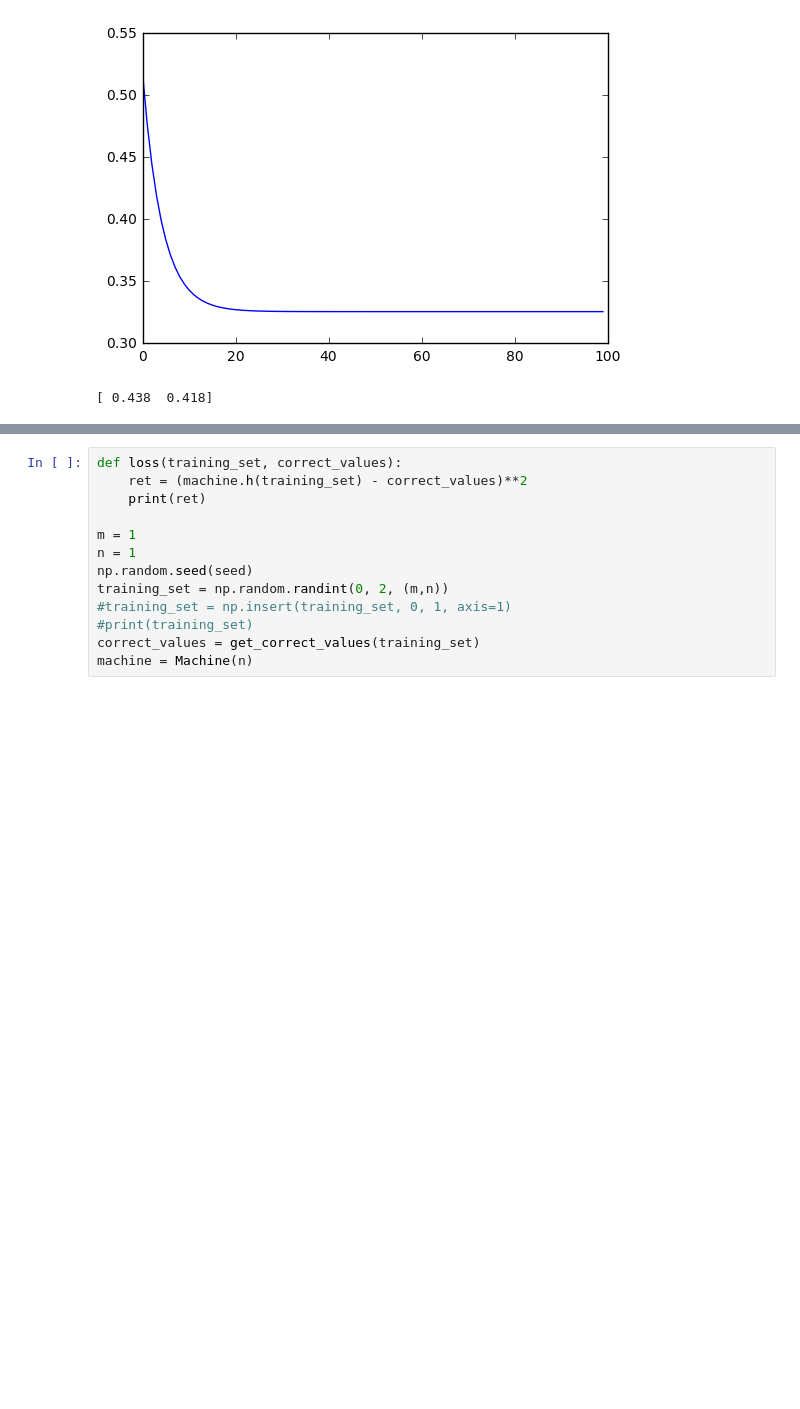
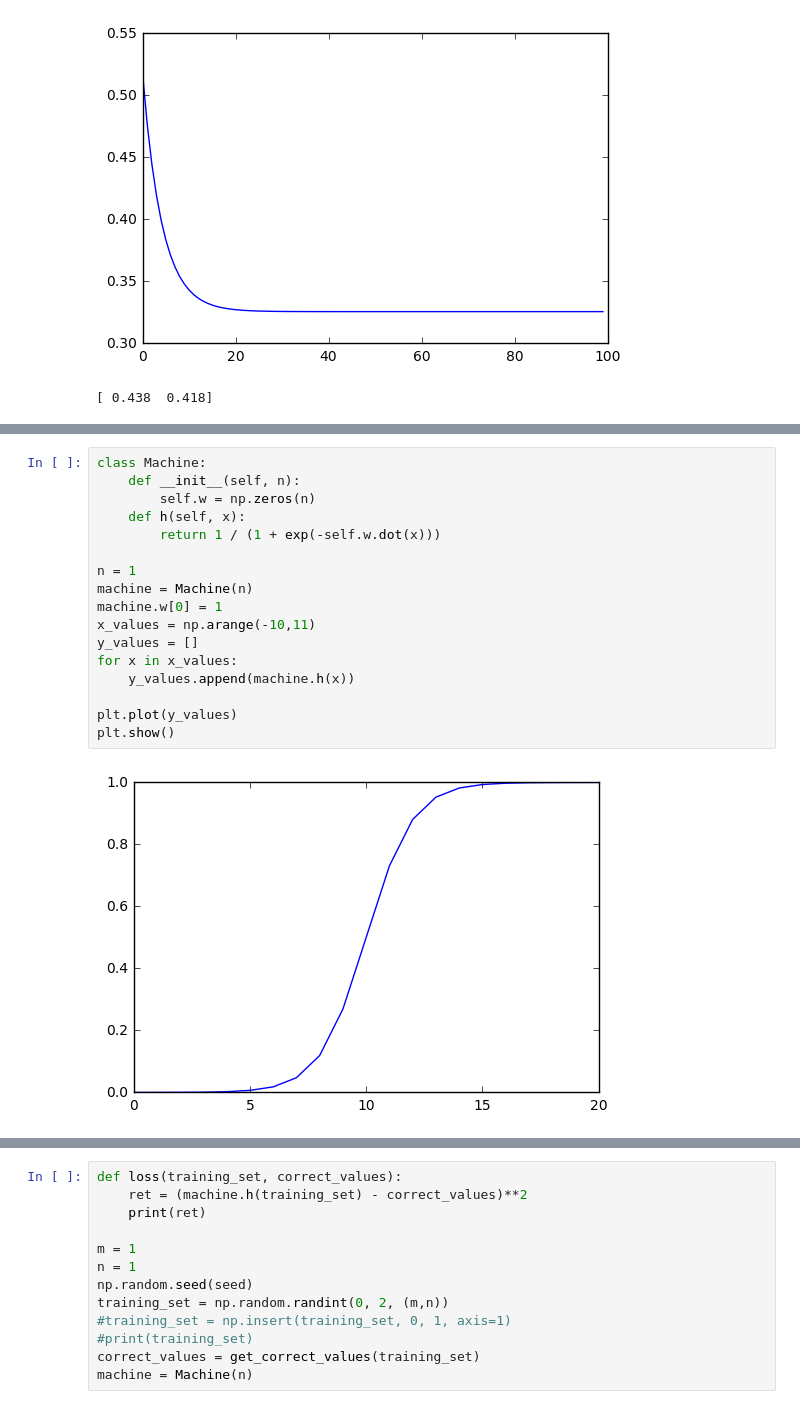
Before and after one commit to jarmop/learning, a Jupyter notebook: classification.ipynb, the cells around one changed output, grey strips where cells are left out. Drawn from its saved outputs; the diff is of its cells as text; blank space fills up the shorter version.

Commit message:
Classification: visualizing the sigmoid function

```diff
--- a/classification.ipynb
+++ b/classification.ipynb
@@ -63 +72,20 @@ trainer(m = 100, alpha = 0.17, iterations = 100, seed = 5, n = 2)
+# %%
+class Machine:
+    def __init__(self, n):
+        self.w = np.zeros(n)
+    def h(self, x):
+        return 1 / (1 + exp(-self.w.dot(x)))
+
+n = 1
+machine = Machine(n)
+machine.w[0] = 1
+x_values = np.arange(-10,11)
+y_values = []
+for x in x_values:
+    y_values.append(machine.h(x))
+
+plt.plot(y_values)
+plt.show()
+# %% [output]
+[figure, added]
 # %% [markdown]
```
Also changed, not shown: parts of 3 cells of this notebook, 1 other file.
